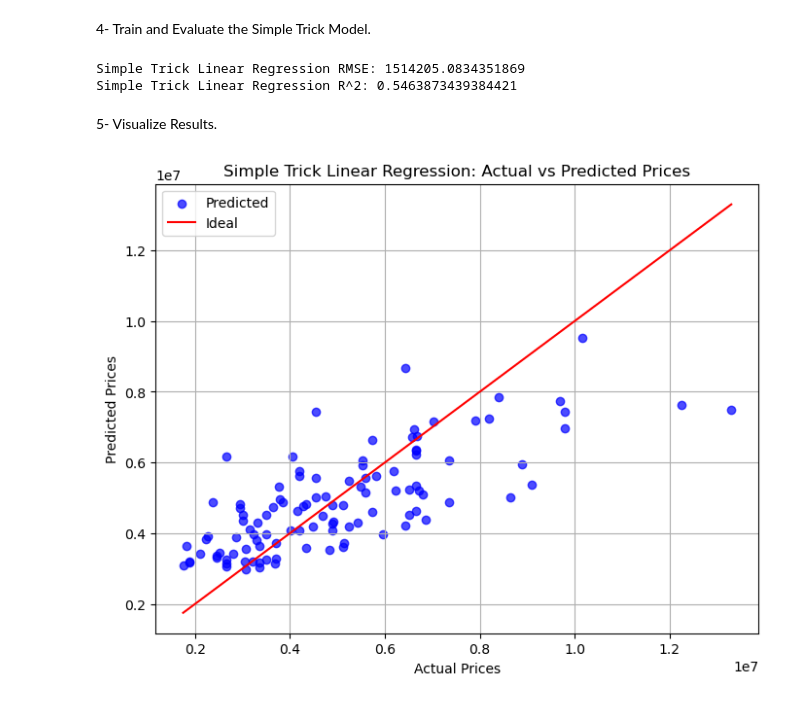
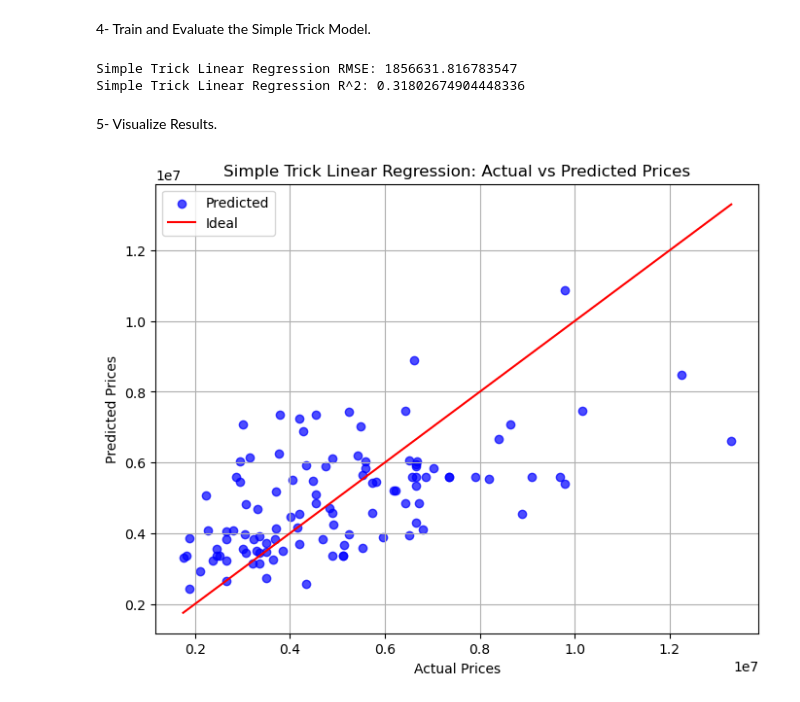
Before and after one commit to Hasan-Afify/Linear-Regression-Square-Trick-Method, a Jupyter notebook: LinearRegression(Simple Trick Method).ipynb, the cells around one changed output. Cells and saved outputs as stored; diff of their text form; code cells hidden in the pictures.

```diff
--- a/LinearRegression(Simple Trick Method).ipynb
+++ b/LinearRegression(Simple Trick Method).ipynb
@@ -14,12 +15,17 @@ dataset = pd.read_csv("Housing.csv")
 features = dataset.drop(columns=['price'])
 target = dataset['price']
 
-features_train, features_test, target_train, target_test = train_test_split(features, target, test_size=0.2, random_state=42)
+features_train, features_test, target_train, target_test = train_test_split(
+    features, target, test_size=0.2, random_state=42
+)
 
 numeric_features_train = features_train.select_dtypes(include=[np.number])
 numeric_features_test = features_test.select_dtypes(include=[np.number])
 
 features_train_normalized = (numeric_features_train - numeric_features_train.mean()) / numeric_features_train.std()
 features_test_normalized = (numeric_features_test - numeric_features_train.mean()) / numeric_features_train.std()
+
+target_mean = target_train.mean()
+target_std = target_train.std()
 # %% [markdown]
 3- Implement the Simple Trick.
@@ -49,31 +75,36 @@ class SimpleTrickLinearRegression:
 # %% [markdown]
 4- Train and Evaluate the Simple Trick Model.
+# %%
+X_train = features_train_normalized.values
+X_test = features_test_normalized.values
+y_train = ((target_train - target_mean) / target_std).values
+
+model = SimpleTrickLinearRegression(learning_rate=0.01, iterations=1000)
+model.fit(X_train, y_train)
 # %%
-simple_trick_model = SimpleTrickLinearRegression(learning_rate=0.01, iterations=1000)
-simple_trick_model.fit(features_train_normalized.values, target_train.values)
+y_pred_normalized = model.predict(X_test)
 
-target_predictions_simple = simple_trick_model.predict(features_test_normalized.values)
+y_pred = y_pred_normalized * target_std + target_mean
 
-rmse_simple = np.sqrt(mean_squared_error(target_test, target_predictions_simple))
-r2_simple = r2_score(target_test, target_predictions_simple)
+rmse = np.sqrt(mean_squared_error(target_test, y_pred))
+r2 = r2_score(target_test, y_pred)
 
-print("Simple Trick Linear Regression RMSE:", rmse_simple)
-print("Simple Trick Linear Regression R^2:", r2_simple)
+print("Simple Trick Linear Regression RMSE:", rmse)
+print("Simple Trick Linear Regression R^2:", r2)
 # %% [output]
-Simple Trick Linear Regression RMSE: 1514205.0834351869
-Simple Trick Linear Regression R^2: 0.5463873439384421
+Simple Trick Linear Regression RMSE: 1856631.816783547
+Simple Trick Linear Regression R^2: 0.31802674904448336
 # %% [markdown]
 5- Visualize Results.
 # %%
-# Scatter plot: Actual vs Predicted with Ideal Line
 plt.figure(figsize=(8, 6))
-plt.scatter(target_test, target_predictions_simple, color='blue', label='Predicted', alpha=0.7)
+plt.scatter(target_test, y_pred, color='blue', label='Predicted', alpha=0.7)
 plt.plot([min(target_test), max(target_test)], [min(target_test), max(target_test)], color='red', label='Ideal')
 plt.xlabel("Actual Prices")
 plt.ylabel("Predicted Prices")
 plt.title("Simple Trick Linear Regression: Actual vs Predicted Prices")
 plt.legend()
 plt.grid()
 plt.show()
 # %% [output]
-[figure, old version]
+[figure, new version]
```
Also changed, not shown: parts of 3 cells of this notebook.
